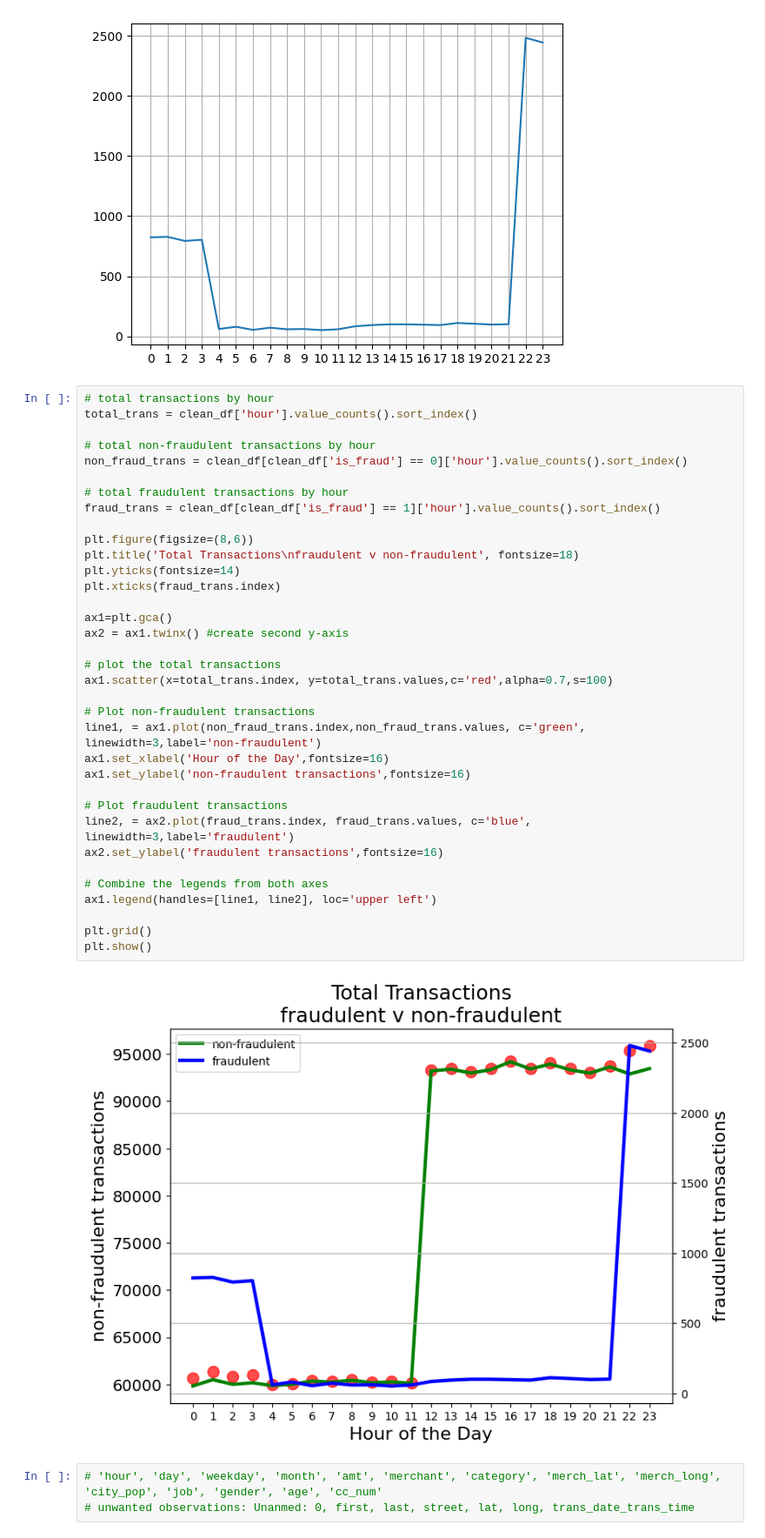
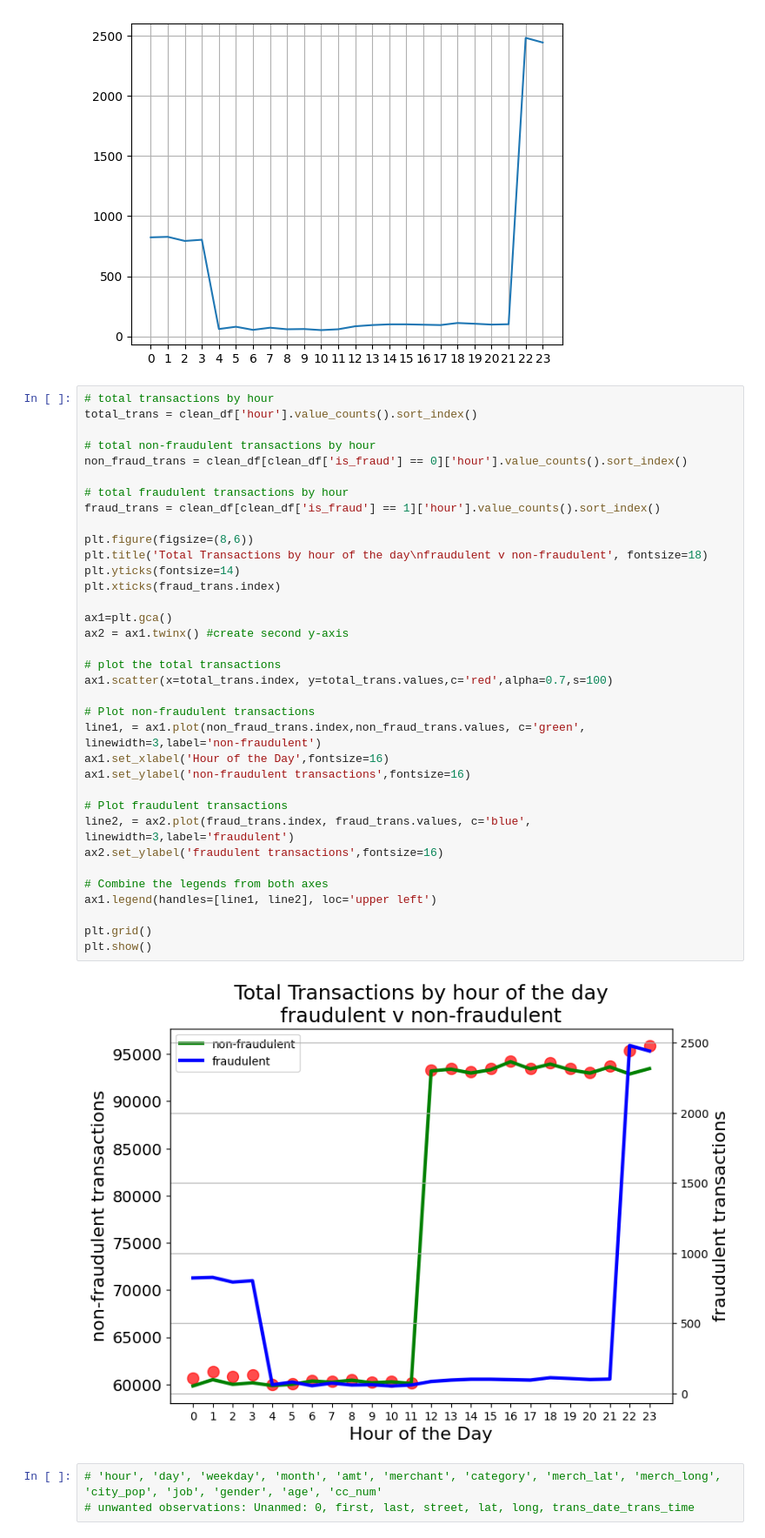
Before and after one commit to newguy7/DataScienceProjects, a Jupyter notebook: Credit_Card_Transactions_Fraud_Detection.ipynb, the cells around one changed output. Shown at 87% size. Saved outputs shown, nothing was run; the diff lists cells and outputs as text.

```diff
--- a/Credit_Card_Transactions_Fraud_Detection.ipynb
+++ b/Credit_Card_Transactions_Fraud_Detection.ipynb
@@ -427,35 +406,35 @@ total_trans = clean_df['hour'].value_counts().sort_index()
 non_fraud_trans = clean_df[clean_df['is_fraud'] == 0]['hour'].value_counts().sort_index()
 
 # total fraudulent transactions by hour
 fraud_trans = clean_df[clean_df['is_fraud'] == 1]['hour'].value_counts().sort_index()
 
 plt.figure(figsize=(8,6))
-plt.title('Total Transactions\nfraudulent v non-fraudulent', fontsize=18)
+plt.title('Total Transactions by hour of the day\nfraudulent v non-fraudulent', fontsize=18)
 plt.yticks(fontsize=14)
 plt.xticks(fraud_trans.index)
 
 ax1=plt.gca()
 ax2 = ax1.twinx() #create second y-axis
 
 # plot the total transactions
 ax1.scatter(x=total_trans.index, y=total_trans.values,c='red',alpha=0.7,s=100)
 
 # Plot non-fraudulent transactions
 line1, = ax1.plot(non_fraud_trans.index,non_fraud_trans.values, c='green', linewidth=3,label='non-fraudulent')
 ax1.set_xlabel('Hour of the Day',fontsize=16)
 ax1.set_ylabel('non-fraudulent transactions',fontsize=16)
 
 # Plot fraudulent transactions
 line2, = ax2.plot(fraud_trans.index, fraud_trans.values, c='blue', linewidth=3,label='fraudulent')
 ax2.set_ylabel('fraudulent transactions',fontsize=16)
 
 # Combine the legends from both axes
 ax1.legend(handles=[line1, line2], loc='upper left')
 
 plt.grid()
 plt.show()
 # %% [output]
-[figure, old version]
+[figure, new version]
 # %%
 # 'hour', 'day', 'weekday', 'month', 'amt', 'merchant', 'category', 'merch_lat', 'merch_long', 'city_pop', 'job', 'gender', 'age', 'cc_num'
 # unwanted observations: Unanmed: 0, first, last, street, lat, long, trans_date_trans_time
```
Also changed, not shown: parts of 1 cell of this notebook.
